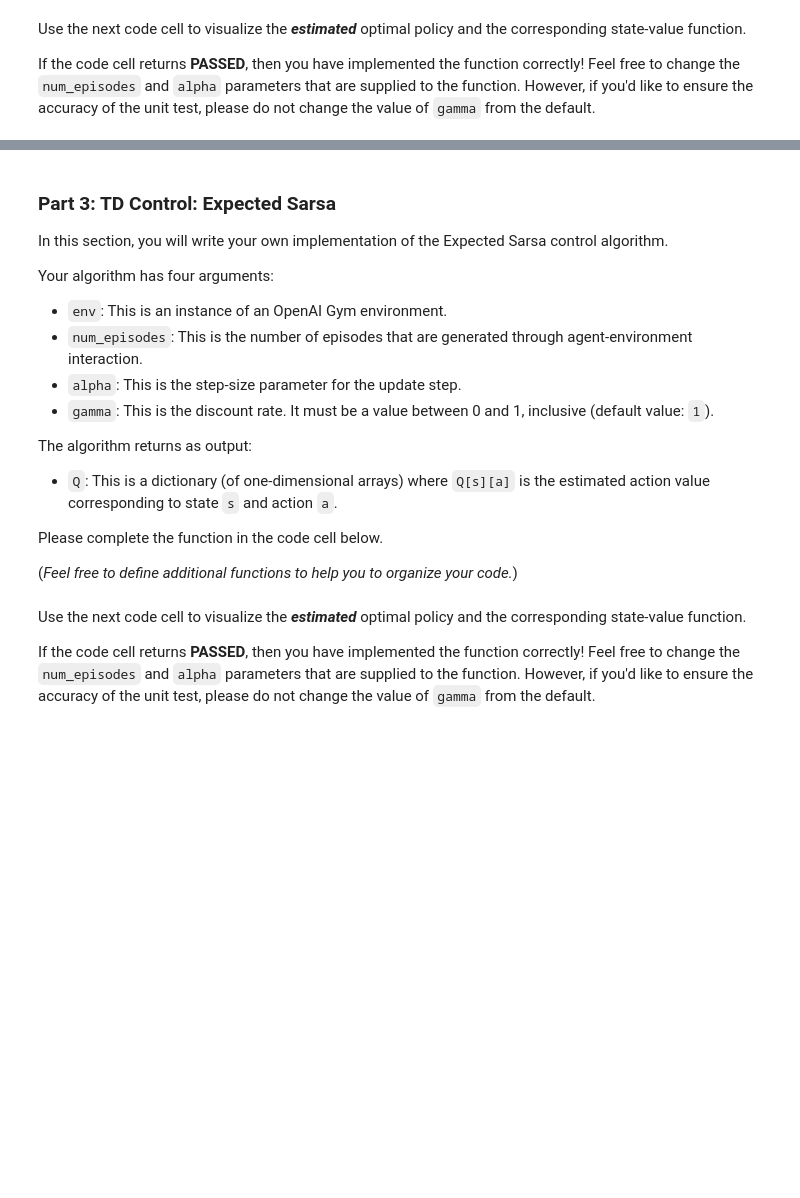
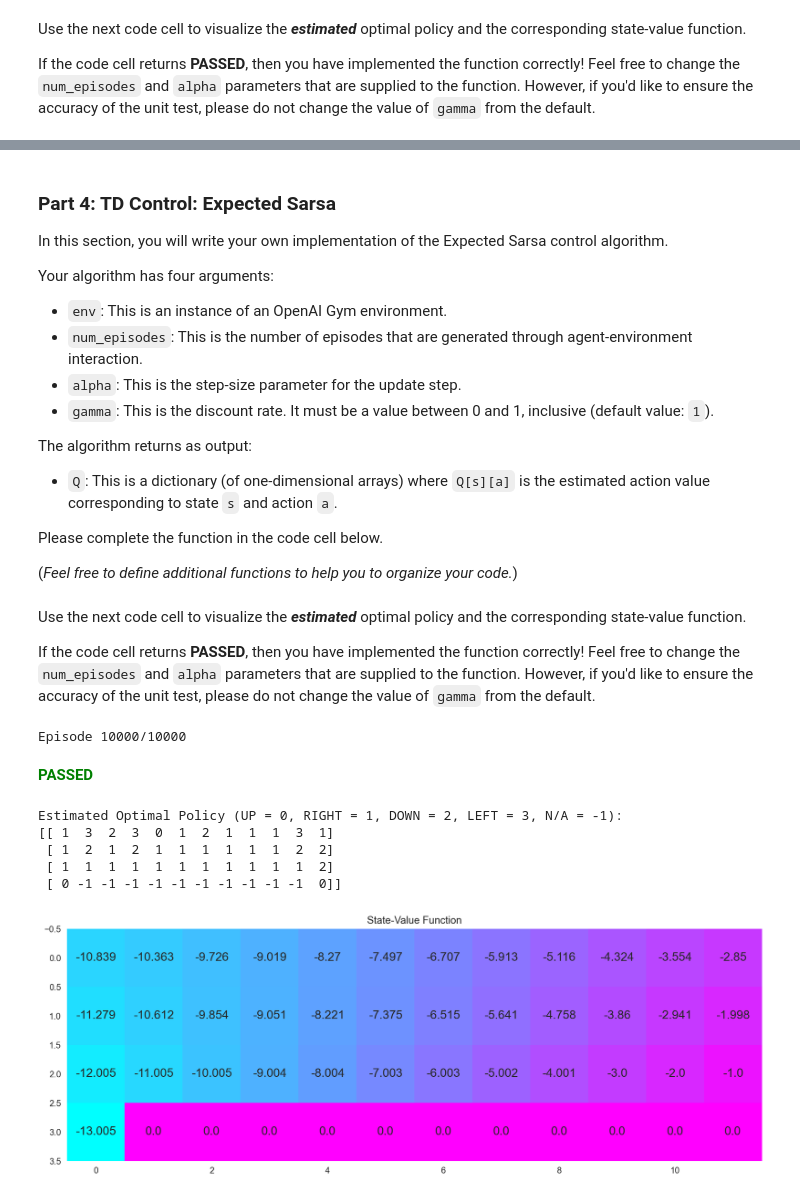
Before and after one commit to andy1li/udacity-reinforcement, a Jupyter notebook: temporal-difference/Temporal_Difference.ipynb, the cells around one changed output, grey strips where cells are left out. Cells and saved outputs as stored; diff of their text form; code cells hidden in the pictures; blank space fills up the shorter version.

```diff
--- a/temporal-difference/Temporal_Difference.ipynb
+++ b/temporal-difference/Temporal_Difference.ipynb
@@ -84,5 +170,5 @@ Please complete the function in the code cell below.
 # %%
-def sarsa(env, num_episodes, alpha, gamma=1.0):
+def sarsa(env, num_episodes, α, γ=1.0, ϵ=.001):
     # initialize action-value function (empty dictionary of arrays)
     Q = defaultdict(lambda: np.zeros(env.nA))
     # initialize performance monitor
@@ -93,7 +179,15 @@ def sarsa(env, num_episodes, alpha, gamma=1.0):
             print("\rEpisode {}/{}".format(i_episode, num_episodes), end="")
             sys.stdout.flush()
 
-        ## TODO: complete the function
+        state = env.reset()
+        action = epsilon_greedy(Q[state], env.nA, ϵ)
+        while True:
+            next_state, reward, done, info = env.step(action)
+            next_action = epsilon_greedy(Q[next_state], env.nA, ϵ)
+            target = reward + γ * Q[next_state][next_action]
+            Q[state][action] += α * (target - Q[state][action])
+            state, action = next_state, next_action
+            if done: break
 
     return Q
 # %% [markdown]
@@ -131,7 +234,7 @@ Please complete the function in the code cell below.
 
 (_Feel free to define additional functions to help you to organize your code._)
 # %%
-def q_learning(env, num_episodes, alpha, gamma=1.0):
+def q_learning(env, num_episodes, α, γ=1.0):
     # initialize empty dictionary of arrays
     Q = defaultdict(lambda: np.zeros(env.nA))
     # loop over episodes
@@ -141,7 +244,14 @@ def q_learning(env, num_episodes, alpha, gamma=1.0):
             print("\rEpisode {}/{}".format(i_episode, num_episodes), end="")
             sys.stdout.flush()
 
-        ## TODO: complete the function
+        state = env.reset()
+        while True:
+            action = epsilon_greedy(Q[state], env.nA, 1/i_episode)
+            next_state, reward, done, info = env.step(action)
+            target = reward + γ * max(Q[next_state])
+            Q[state][action] += α * (target - Q[state][action])
+            state = next_state
+            if done: break
 
     return Q
 # %% [markdown]
@@ -163,5 +282,5 @@ plot_values([np.max(Q_sarsamax[key]) if key in Q_sarsamax else 0 for key in np.a
 # %% [markdown]
-### Part 3: TD Control: Expected Sarsa
+### Part 4: TD Control: Expected Sarsa
 
 In this section, you will write your own implementation of the Expected Sarsa control algorithm.
 
@@ -177,8 +296,13 @@ The algorithm returns as output:
 Please complete the function in the code cell below.
 
 (_Feel free to define additional functions to help you to organize your code._)
+# %%
+def expected(Q, nA, next_state, ϵ):
+    probs = np.ones(nA) * ϵ / nA
+    probs[np.argmax(Q[next_state])] += 1 - ϵ
+    return Q[next_state] @ probs
 # %%
-def expected_sarsa(env, num_episodes, alpha, gamma=1.0):
+def expected_sarsa(env, num_episodes, α, γ=1.0, ϵ = 0.001):
     # initialize empty dictionary of arrays
     Q = defaultdict(lambda: np.zeros(env.nA))
     # loop over episodes
@@ -188,7 +312,14 @@ def expected_sarsa(env, num_episodes, alpha, gamma=1.0):
             print("\rEpisode {}/{}".format(i_episode, num_episodes), end="")
             sys.stdout.flush()
 
-        ## TODO: complete the function
+        state = env.reset()
+        while True:
+            action = epsilon_greedy(Q[state], env.nA, ϵ)
+            next_state, reward, done, info = env.step(action)
+            target = reward + γ * expected(Q, env.nA, next_state, ϵ)
+            Q[state][action] += α * (target - Q[state][action])
+            state = next_state
+            if done: break
 
     return Q
 # %% [markdown]
@@ -197,13 +328,22 @@ Use the next code cell to visualize the **_estimated_** optimal policy and the c
 If the code cell returns **PASSED**, then you have implemented the function correctly!  Feel free to change the `num_episodes` and `alpha` parameters that are supplied to the function.  However, if you'd like to ensure the accuracy of the unit test, please do not change the value of `gamma` from the default.
 # %%
 # obtain the estimated optimal policy and corresponding action-value function
-Q_expsarsa = expected_sarsa(env, 10000, 1)
+Q_expsarsa = expected_sarsa(env, 10000, 0.01)
 
 # print the estimated optimal policy
 policy_expsarsa = np.array([np.argmax(Q_expsarsa[key]) if key in Q_expsarsa else -1 for key in np.arange(48)]).reshape(4,12)
 check_test.run_check('td_control_check', policy_expsarsa)
 print("\nEstimated Optimal Policy (UP = 0, RIGHT = 1, DOWN = 2, LEFT = 3, N/A = -1):")
 print(policy_expsarsa)
 
 # plot the estimated optimal state-value function
 plot_values([np.max(Q_expsarsa[key]) if key in Q_expsarsa else 0 for key in np.arange(48)])
+# %% [output]
+Episode 10000/10000
+**<span style="color: green;">PASSED</span>**
+Estimated Optimal Policy (UP = 0, RIGHT = 1, DOWN = 2, LEFT = 3, N/A = -1):
+[[ 1  3  2  3  0  1  2  1  1  1  3  1]
+ [ 1  2  1  2  1  1  1  1  1  1  2  2]
+ [ 1  1  1  1  1  1  1  1  1  1  1  2]
+ [ 0 -1 -1 -1 -1 -1 -1 -1 -1 -1 -1  0]]
+[figure, added]
```
Also changed, not shown: parts of 20 cells of this notebook, 9 other files.
